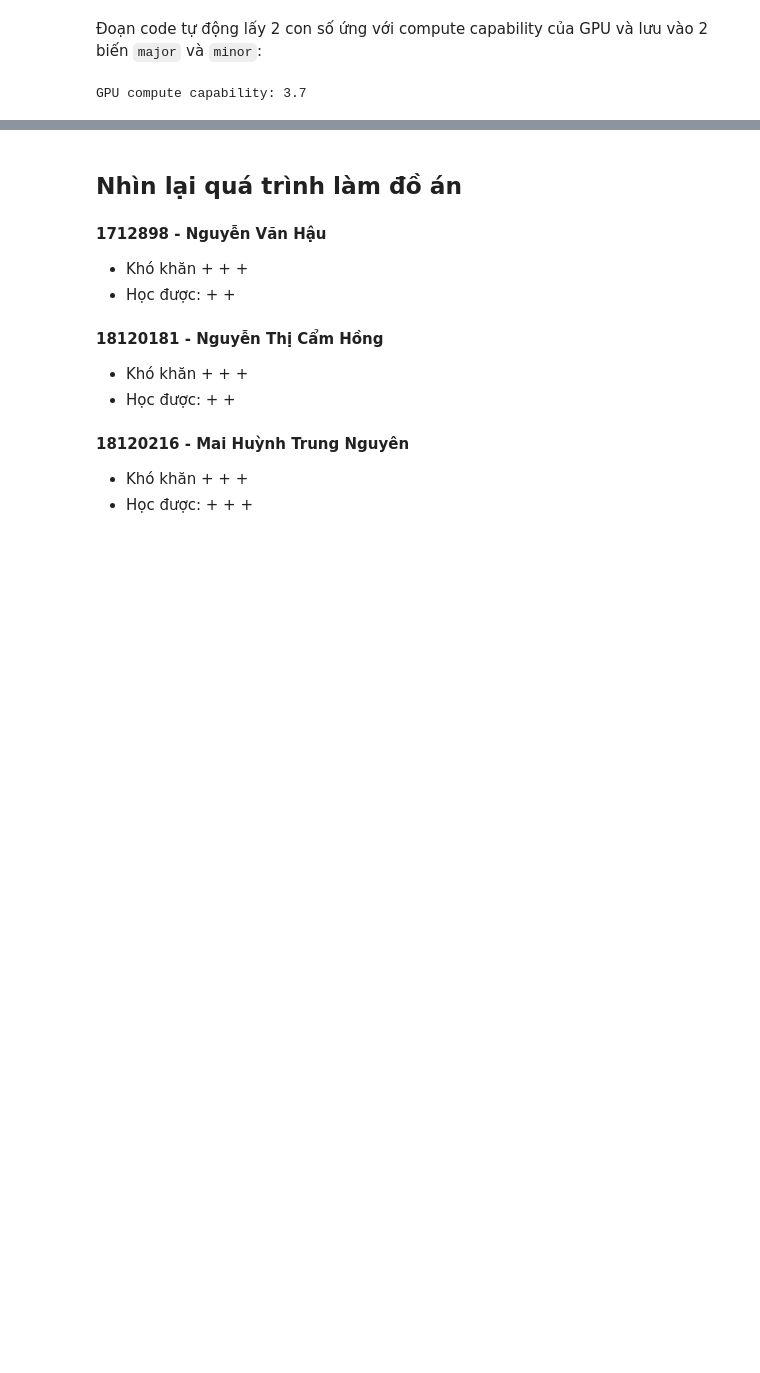
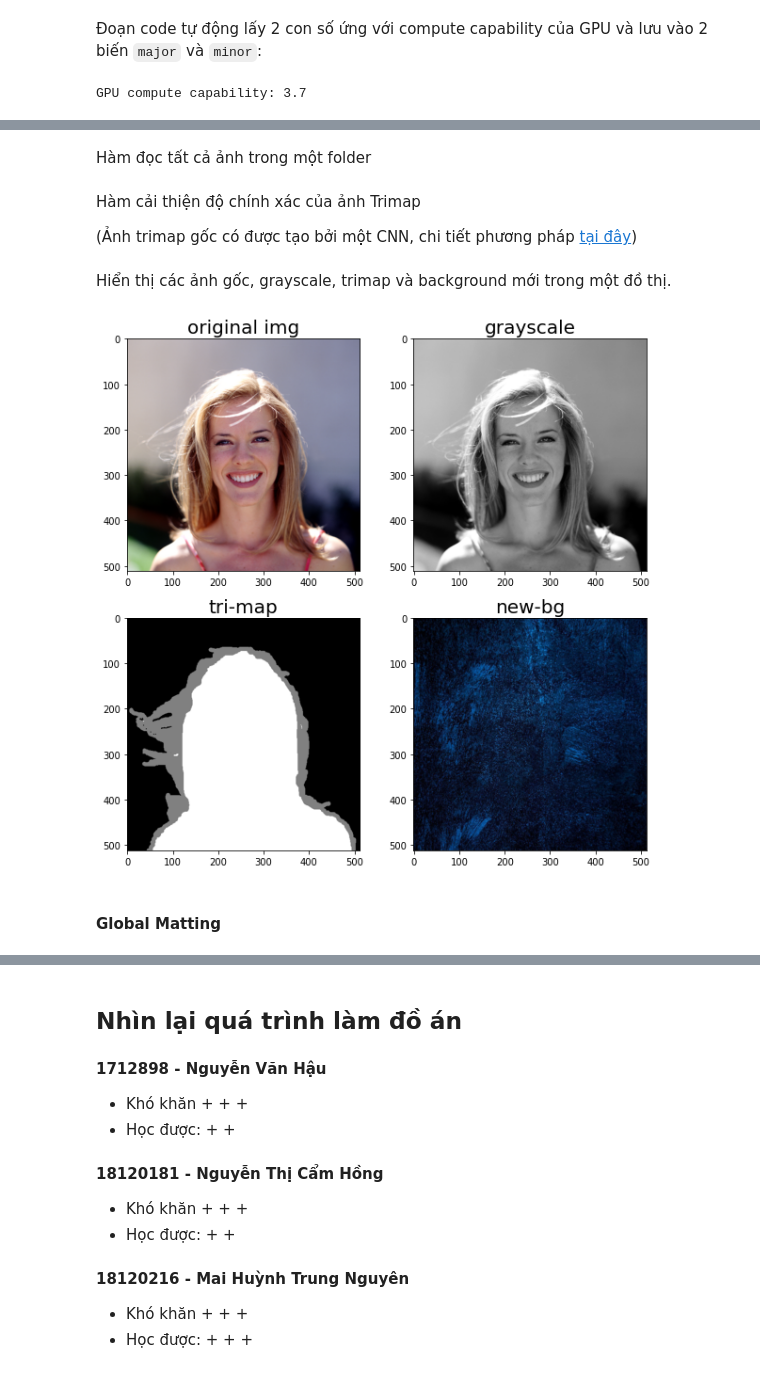
Before and after one commit to mhtn-it/6_APP_Project, a Jupyter notebook: Report.ipynb, the cells around one changed output, grey strips where cells are left out. Saved outputs shown, nothing was run; the diff lists cells and outputs as text; code cells hidden in the pictures; blank space fills up the shorter version.

```diff
--- a/Report.ipynb
+++ b/Report.ipynb
@@ -101,0 +127,26 @@ GPU compute capability: 3.7
+# %%
+def display_img_arr(img_arr, r, c, dim,titles_arr):
+    """
+    Hàm biểu diễn một mảng các ảnh thành biểu đồ
+
+    Parameters:
+    -----------
+    img_arr : Mảng numpy đại diện cho các ảnh
+    r: Số dòng của đồ thị
+    c: Số cột của đồ thị
+    dim: Kích thước của một ảnh
+    titles_arr: Tiêu đề của mỗi ảnh
+    """
+    fl = 0
+    fig = plt.figure(figsize = dim)
+    for i in range(r):
+        for j in range(c):
+            if len(img_arr) == fl:
+                break
+            ax1 = fig.add_subplot(r, c, fl + 1)
+            ax1.set_title(titles_arr[fl], fontsize = 20)
+            ax1.imshow(img_arr[fl], cmap = 'gray')
+            fl = fl + 1
+    plt.show()
+# %% [markdown]
+Hàm đọc tất cả ảnh trong một folder
@@ -101,0 +176,4 @@ GPU compute capability: 3.7
+# %% [markdown]
+Hàm cải thiện độ chính xác của ảnh Trimap
+
+(Ảnh trimap gốc có được tạo bởi một CNN, chi tiết phương pháp [tại đây](https://www.researchgate.net/publication/319575172_Automatic_skin_and_hair_masking_using_fully_convolutional_networks))
@@ -101,0 +205,17 @@ GPU compute capability: 3.7
+# %% [markdown]
+Hiển thị các ảnh gốc, grayscale, trimap và background mới trong một đồ thị.
+# %%
+img = cv2.imread(os.path.join(IMAGES_FOLDER_PATH, 'img3.png'))
+img = cv2.cvtColor(img, cv2.COLOR_BGR2RGB)
+img_gray = cv2.imread(os.path.join(IMAGES_FOLDER_PATH, 'img3.png'),0)
+tri = cv2.imread(os.path.join(IMAGES_FOLDER_PATH, 'tri3.png'),0)
+
+new_bg = cv2.imread(os.path.join(IMAGES_FOLDER_PATH, 'new_bg3.png'))
+new_bg = cv2.cvtColor(new_bg, cv2.COLOR_BGR2RGB)
+new_bg = cv2.resize(new_bg, (img.shape[1],img.shape[0]))
+
+display_img_arr([img,img_gray,tri,new_bg], 2,2,(10,10), ['original img','grayscale','tri-map','new-bg'])
+# %% [output]
+[figure, added]
+# %% [markdown]
+#### Global Matting
```
Also changed, not shown: parts of 33 cells of this notebook.
